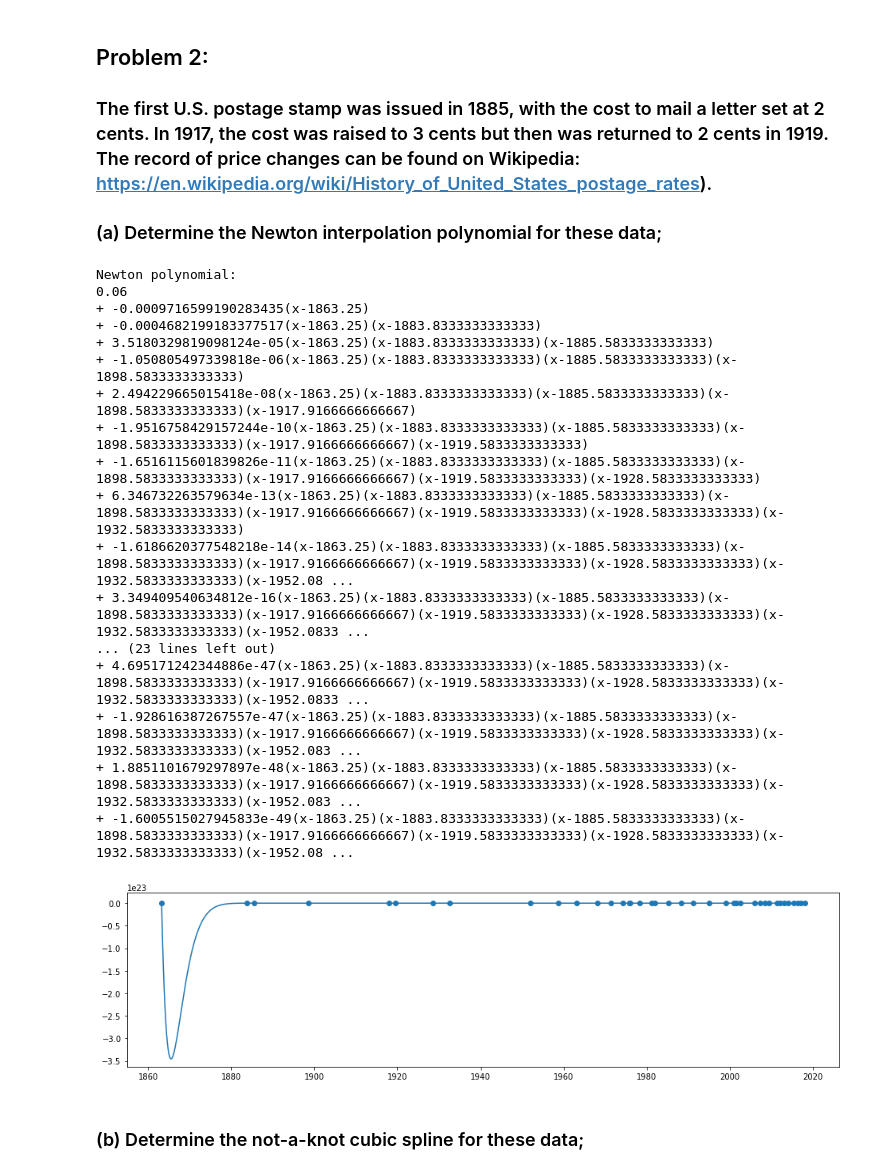
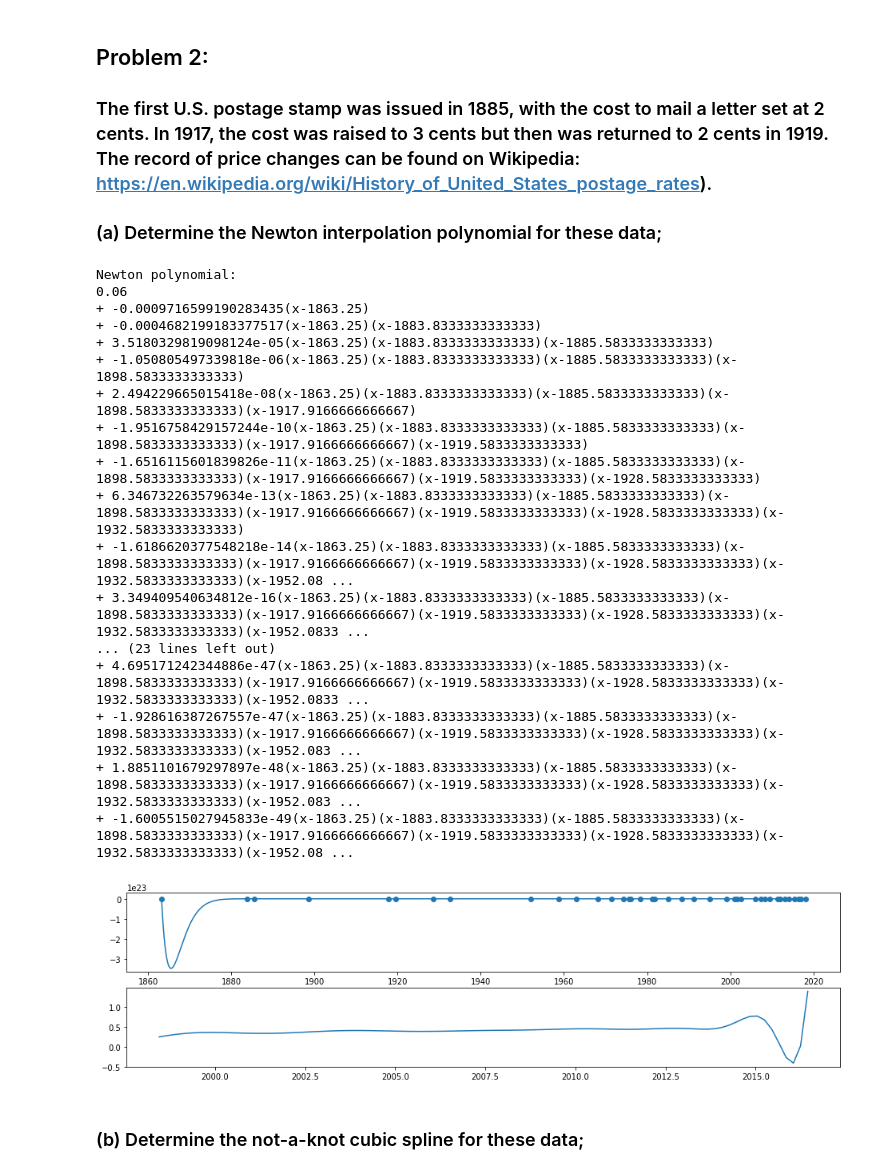
Before and after one commit to PooneetThaper/ScientificComputing, a Jupyter notebook: HW3/Homework 3 Pooneet Thaper.ipynb, the cells around one changed output. Cells and saved outputs as stored; diff of their text form; code cells hidden in the pictures.

```diff
--- a/HW3/Homework 3 Pooneet Thaper.ipynb
+++ b/HW3/Homework 3 Pooneet Thaper.ipynb
@@ -364,36 +405,37 @@ def print_newton_polynomial(x_values, coefficients):
 # y = [1, 4, 11, 16, 13, -4]
 # coeffs = divided_differences(x,y)
 # print([eval_newton_interpolation(val, x, coeffs) for val in x])
 
 from matplotlib.mlab import frange
 
 coeffs = divided_differences(years_float,prices)
 plt_years = frange(years_float[0], years_float[-1]+0.2,0.2)
 plt_prices = [eval_newton_interpolation(i, years_float, coeffs)
               for i in plt_years]
-plt.figure(figsize=(16,4))
-plt.plot(plt_years, plt_prices)
-plt.scatter(years_float, prices)
+fig, ax = plt.subplots(2,1,figsize=(16,4))
+ax[0].plot(plt_years, plt_prices)
+ax[0].scatter(years_float, prices)
+ax[1].plot(plt_years[-100:-9], plt_prices[-100:-9])
 print_newton_polynomial(years_float, coeffs)
 plt.show()
 # %% [output]
 Newton polynomial:
 0.06
 + -0.0009716599190283435(x-1863.25)
 + -0.0004682199183377517(x-1863.25)(x-1883.8333333333333)
 + 3.5180329819098124e-05(x-1863.25)(x-1883.8333333333333)(x-1885.5833333333333)
 + -1.050805497339818e-06(x-1863.25)(x-1883.8333333333333)(x-1885.5833333333333)(x-1898.5833333333333)
 + 2.494229665015418e-08(x-1863.25)(x-1883.8333333333333)(x-1885.5833333333333)(x-1898.5833333333333)(x-1917.9166666666667)
 + -1.9516758429157244e-10(x-1863.25)(x-1883.8333333333333)(x-1885.5833333333333)(x-1898.5833333333333)(x-1917.9166666666667)(x-1919.5833333333333)
 + -1.6516115601839826e-11(x-1863.25)(x-1883.8333333333333)(x-1885.5833333333333)(x-1898.5833333333333)(x-1917.9166666666667)(x-1919.5833333333333)(x-1928.5833333333333)
 + 6.346732263579634e-13(x-1863.25)(x-1883.8333333333333)(x-1885.5833333333333)(x-1898.5833333333333)(x-1917.9166666666667)(x-1919.5833333333333)(x-1928.5833333333333)(x-1932.5833333333333)
 + -1.6186620377548218e-14(x-1863.25)(x-1883.8333333333333)(x-1885.5833333333333)(x-1898.5833333333333)(x-1917.9166666666667)(x-1919.5833333333333)(x-1928.5833333333333)(x-1932.5833333333333)(x-1952.08 ...
 + 3.349409540634812e-16(x-1863.25)(x-1883.8333333333333)(x-1885.5833333333333)(x-1898.5833333333333)(x-1917.9166666666667)(x-1919.5833333333333)(x-1928.5833333333333)(x-1932.5833333333333)(x-1952.0833 ...
 ... (23 lines left out)
 + 4.695171242344886e-47(x-1863.25)(x-1883.8333333333333)(x-1885.5833333333333)(x-1898.5833333333333)(x-1917.9166666666667)(x-1919.5833333333333)(x-1928.5833333333333)(x-1932.5833333333333)(x-1952.0833 ...
 + -1.928616387267557e-47(x-1863.25)(x-1883.8333333333333)(x-1885.5833333333333)(x-1898.5833333333333)(x-1917.9166666666667)(x-1919.5833333333333)(x-1928.5833333333333)(x-1932.5833333333333)(x-1952.083 ...
 + 1.8851101679297897e-48(x-1863.25)(x-1883.8333333333333)(x-1885.5833333333333)(x-1898.5833333333333)(x-1917.9166666666667)(x-1919.5833333333333)(x-1928.5833333333333)(x-1932.5833333333333)(x-1952.083 ...
 + -1.6005515027945833e-49(x-1863.25)(x-1883.8333333333333)(x-1885.5833333333333)(x-1898.5833333333333)(x-1917.9166666666667)(x-1919.5833333333333)(x-1928.5833333333333)(x-1932.5833333333333)(x-1952.08 ...
-[figure, old version]
+[figure, new version]
 # %% [markdown]
 ### (b) Determine the not-a-knot cubic spline for these data;
```
Also changed, not shown: parts of 24 cells of this notebook.
